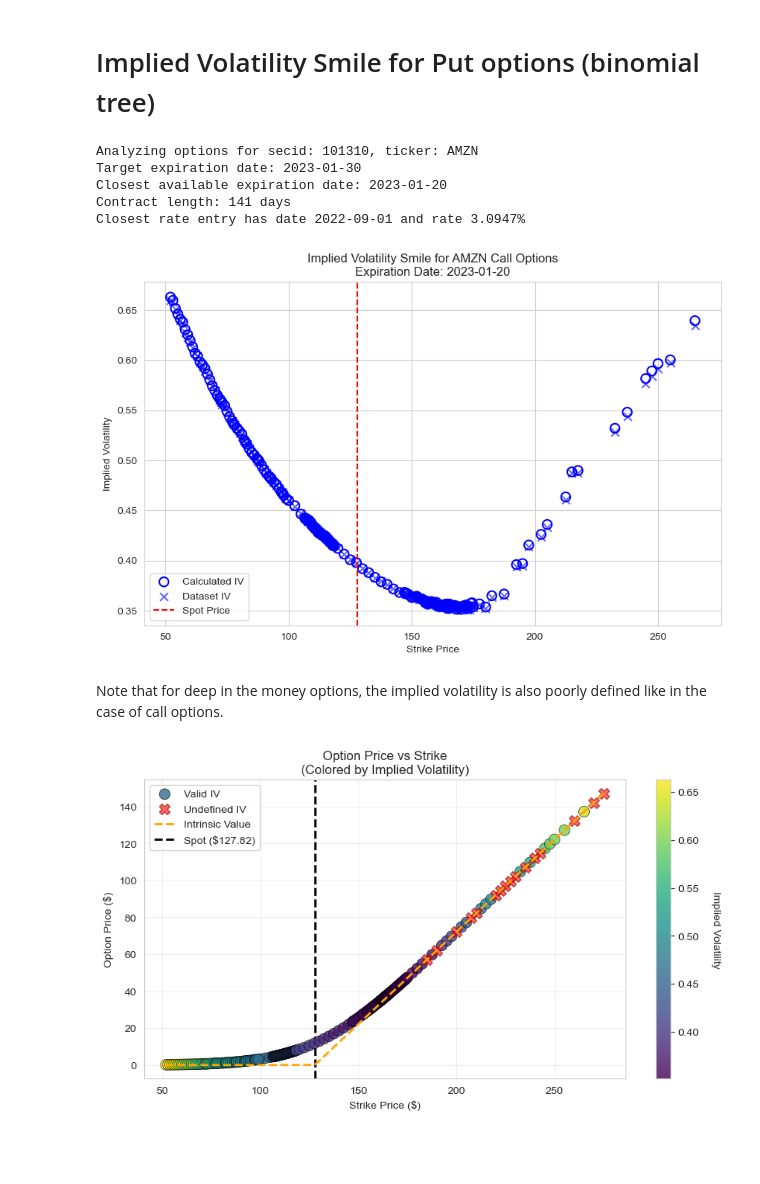
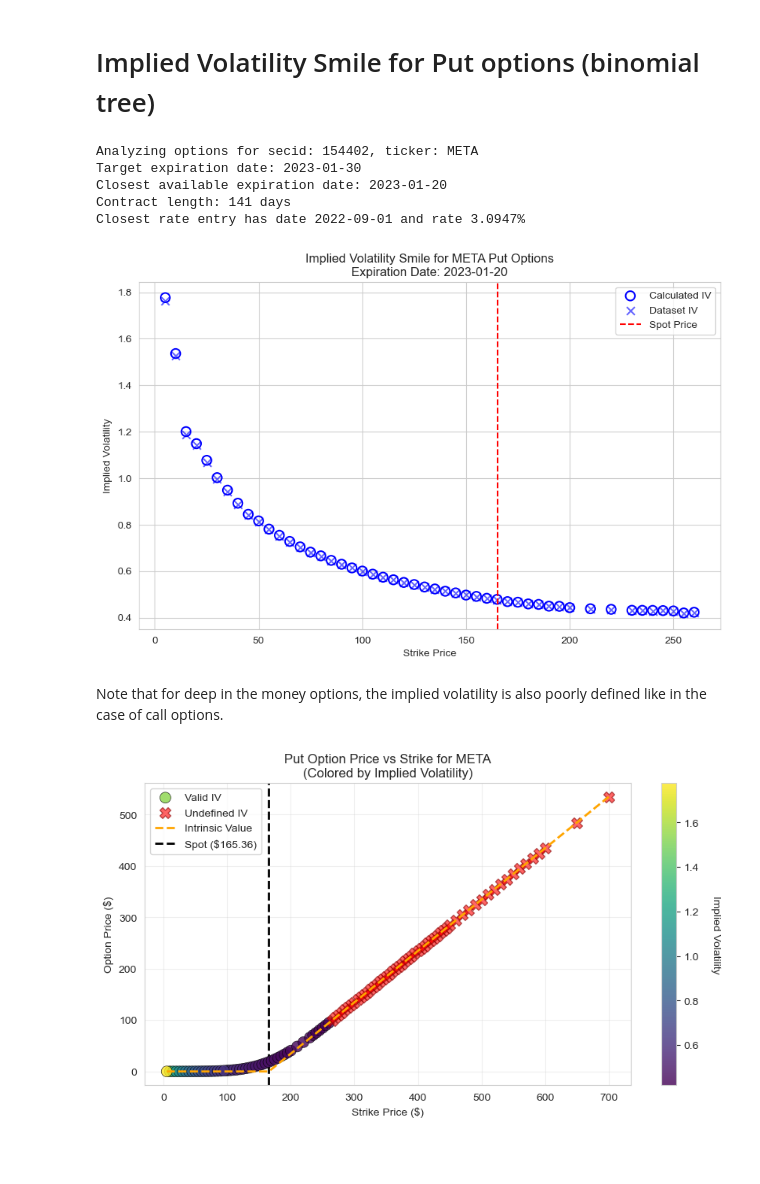
Before and after one commit to wttai004/quant_fin_project, a Jupyter notebook: 3_real_life_option_analysis.ipynb, the cells around one changed output. Saved outputs shown, nothing was run; the diff lists cells and outputs as text; code cells hidden in the pictures.

```diff
--- a/3_real_life_option_analysis.ipynb
+++ b/3_real_life_option_analysis.ipynb
@@ -624,19 +612,19 @@ def get_implied_put_volatilities_for_ticker_and_exdate(ticker, target_exdate=Non
 target_date = "2023-01-30"  # Or use a date from your data
 
 # Pick a security id
-ticker = "AMZN"
+ticker = "META"
 exdate_id = 10
 
 put_entries, spot_price, r, t, actual_exdate = get_implied_put_volatilities_for_ticker_and_exdate(ticker, target_date, verbose=True)
 
-plot_implied_volatility_smile(put_entries, ticker, spot_price, r, t, actual_exdate)
+plot_implied_volatility_smile(put_entries, ticker, spot_price, r, t, actual_exdate, label = "Put")
 # %% [output]
-Analyzing options for secid: 101310, ticker: AMZN
+Analyzing options for secid: 154402, ticker: META
 Target expiration date: 2023-01-30
 Closest available expiration date: 2023-01-20
 Contract length: 141 days
 Closest rate entry has date 2022-09-01 and rate 3.0947%
-[figure, old version]
+[figure, new version]
 # %% [markdown]
 Note that for deep in the money options, the implied volatility is also poorly defined like in the case of call options.
 # %%
@@ -650,8 +638,10 @@ put_entries['market_price'] = 0.5 * (put_entries['best_bid'] + put_entries['best
 
 
 # Separate valid and invalid IV entries
-valid_iv = put_entries[put_entries['implied_volatility_calculation'].notna()].copy()
-invalid_iv = put_entries[put_entries['implied_volatility_calculation'].isna()].copy()
+valid_iv = put_entries[put_entries['impl_volatility'].notna()].copy()
+invalid_iv = put_entries[put_entries['impl_volatility'].isna()].copy()
+# valid_iv = put_entries[put_entries['implied_volatility_calculation'].notna()].copy()
+# invalid_iv = put_entries[put_entries['implied_volatility_calculation'].isna()].copy()
 
 # Plot 3: 3D-style view - Option Price colored by IV (with NaN shown in red)
 # Valid IV points - colored by IV value
@@ -659,35 +649,35 @@ if len(valid_iv) > 0:
     scatter = plt.scatter(valid_iv['strike_price'], valid_iv['market_price'],
                           c=valid_iv['implied_volatility_calculation'],
                           cmap='viridis', s=100, alpha=0.8, edgecolors='black', linewidths=0.5,
                           label='Valid IV', zorder=3)
     cbar = plt.colorbar(scatter)
     cbar.set_label('Implied Volatility', rotation=270, labelpad=20)
 
 # Invalid IV points - shown in red
 if len(invalid_iv) > 0:
     plt.scatter(invalid_iv['strike_price'], invalid_iv['market_price'],
                 c='red', s=100, alpha=0.6, marker='X', edgecolors='darkred', linewidths=1,
                 label='Undefined IV', zorder=4)
 
 # Add a line plot showing value of immediate exercise (intrinsic value)
 # Sort by strike price first for proper line plotting
 put_entries_sorted = put_entries.sort_values('strike_price')
 def intrinsic_value_put(S0, K):
     return max(K - S0, 0)
 intrinsic_values = put_entries_sorted['strike_price'].apply(lambda K: intrinsic_value_put(spot_price, K))
 plt.plot(put_entries_sorted['strike_price'], intrinsic_values,
          color='orange', linestyle='--', linewidth=2, label='Intrinsic Value', zorder=5)
 
 
 plt.axvline(x=spot_price, color='black', linestyle='--', linewidth=2, label=f'Spot (${spot_price:.2f})')
 plt.xlabel("Strike Price ($)")
 plt.ylabel("Option Price ($)")
-plt.title(f"Option Price vs Strike\n(Colored by Implied Volatility)")
+plt.title(f"Put Option Price vs Strike for {ticker}\n(Colored by Implied Volatility)")
 plt.legend()
 plt.grid(alpha=0.3)
 plt.show()
 # %% [output]
-[figure, old version]
+[figure, new version]
 # %% [markdown]
 #
 # %%
```
Also changed, not shown: parts of 5 cells of this notebook, 1 other file.
